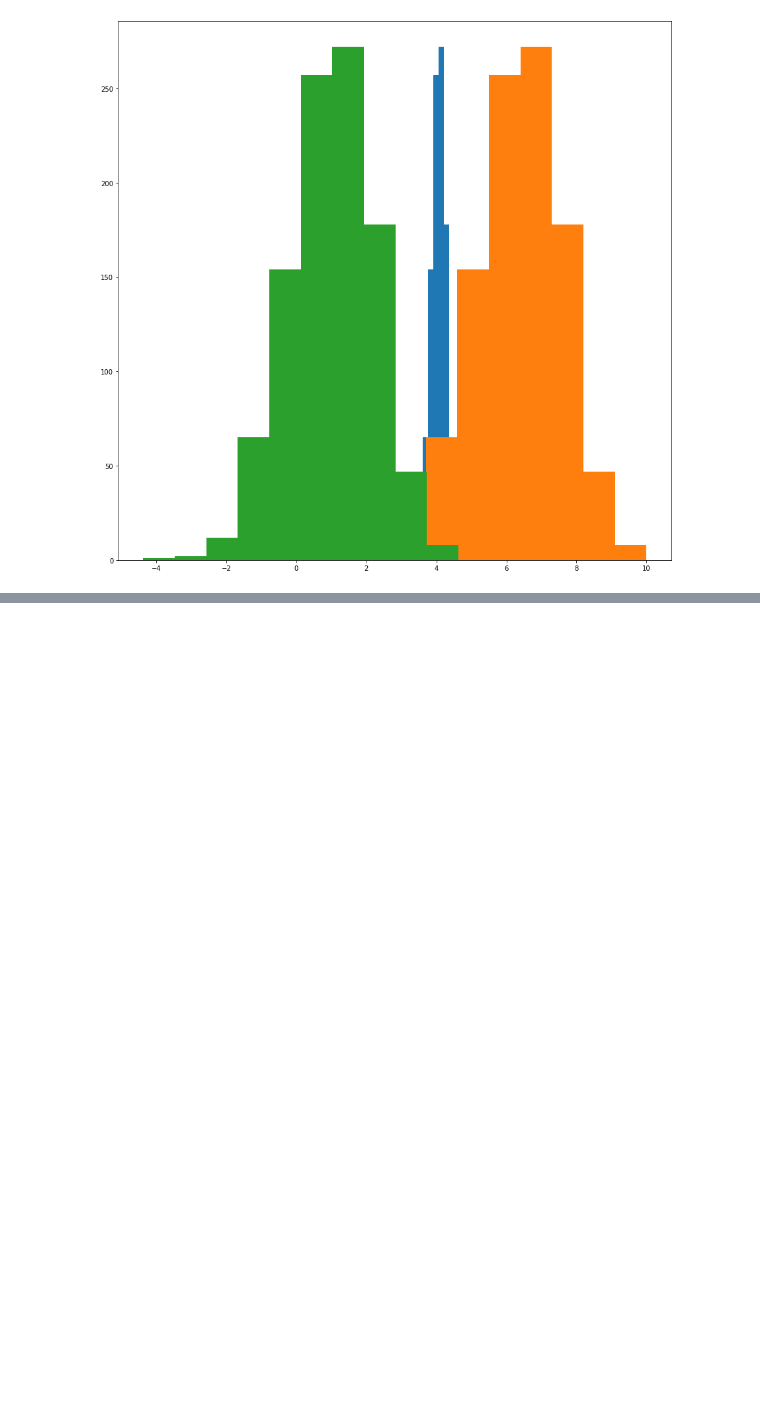
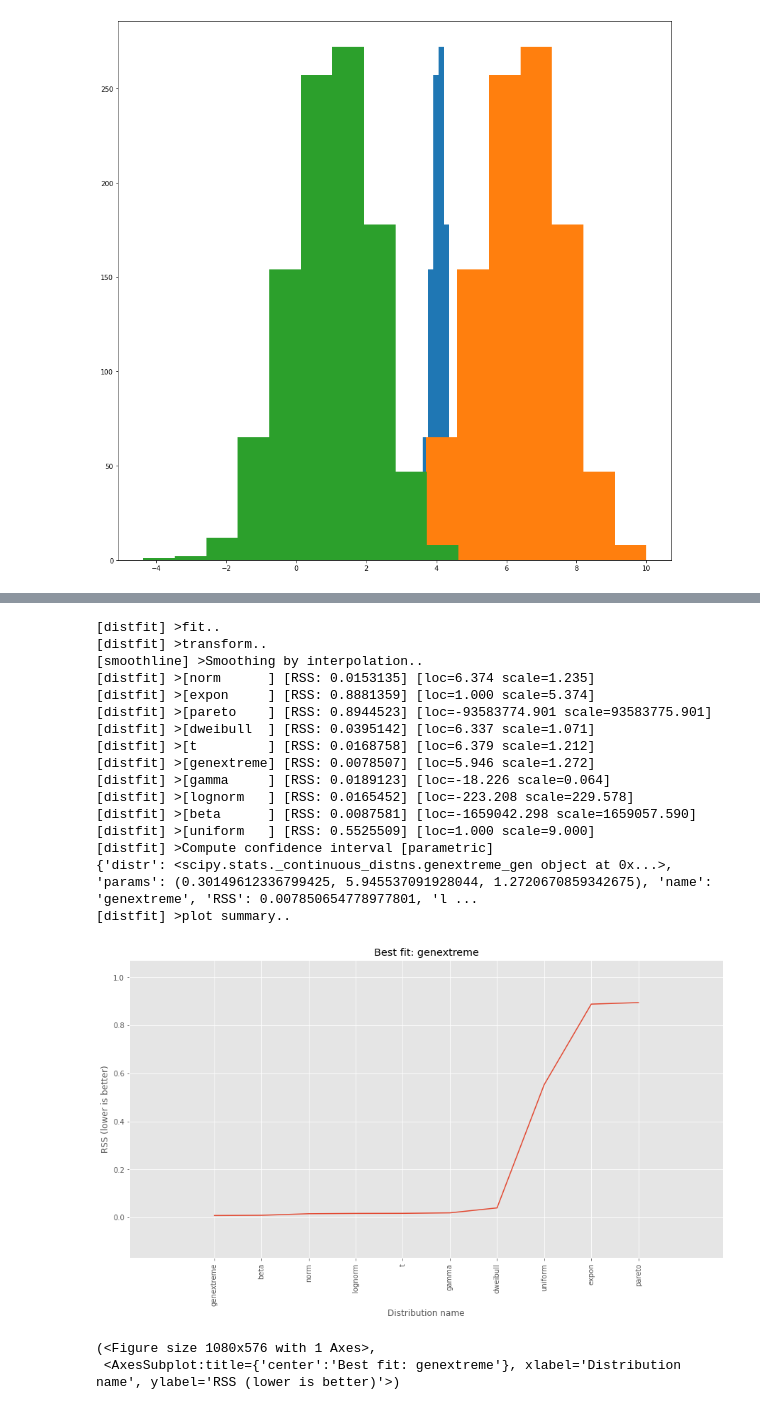
Before and after one commit to lorenzodemiri/Project_Snape, a Jupyter notebook: GroupByYear.ipynb, the cells around one changed output, grey strips where cells are left out. Cells and saved outputs as stored; diff of their text form; code cells hidden in the pictures; blank space fills up the shorter version.

```diff
--- a/GroupByYear.ipynb
+++ b/GroupByYear.ipynb
@@ -190,0 +219,43 @@ Power_divergenceResult(statistic=10.251775442067517, pvalue=1.0)
+# %%
+data = books["minmax_norm_ratings"]
+# %%
+X = data
+y = [0, 1, 2, 3, 4, 5, 6, 7, 8, 9, 10]
+
+dist = distfit(alpha=0.05, smooth=10)
+
+# Search for best theoretical fit on your empirical data
+dist.fit_transform(data)
+
+
+
+# Best fitted model
+best_distr = dist.model
+print(best_distr)
+
+
+# Ranking distributions
+dist.summary
+
+# Plot the summary of fitted distributions
+dist.plot_summary()
+# %% [output]
+[distfit] >fit..
+[distfit] >transform..
+[smoothline] >Smoothing by interpolation..
+[distfit] >[norm      ] [RSS: 0.0153135] [loc=6.374 scale=1.235]
+[distfit] >[expon     ] [RSS: 0.8881359] [loc=1.000 scale=5.374]
+[distfit] >[pareto    ] [RSS: 0.8944523] [loc=-93583774.901 scale=93583775.901]
+[distfit] >[dweibull  ] [RSS: 0.0395142] [loc=6.337 scale=1.071]
+[distfit] >[t         ] [RSS: 0.0168758] [loc=6.379 scale=1.212]
+[distfit] >[genextreme] [RSS: 0.0078507] [loc=5.946 scale=1.272]
+[distfit] >[gamma     ] [RSS: 0.0189123] [loc=-18.226 scale=0.064]
+[distfit] >[lognorm   ] [RSS: 0.0165452] [loc=-223.208 scale=229.578]
+[distfit] >[beta      ] [RSS: 0.0087581] [loc=-1659042.298 scale=1659057.590]
+[distfit] >[uniform   ] [RSS: 0.5525509] [loc=1.000 scale=9.000]
+[distfit] >Compute confidence interval [parametric]
+{'distr': <scipy.stats._continuous_distns.genextreme_gen object at 0x...>, 'params': (0.30149612336799425, 5.945537091928044, 1.2720670859342675), 'name': 'genextreme', 'RSS': 0.007850654778977801, 'l ...
+[distfit] >plot summary..
+[figure, added]
+(<Figure size 1080x576 with 1 Axes>,
+ <AxesSubplot:title={'center':'Best fit: genextreme'}, xlabel='Distribution name', ylabel='RSS (lower is better)'>)
```
Also changed, not shown: parts of 9 cells of this notebook, 3 other files.
